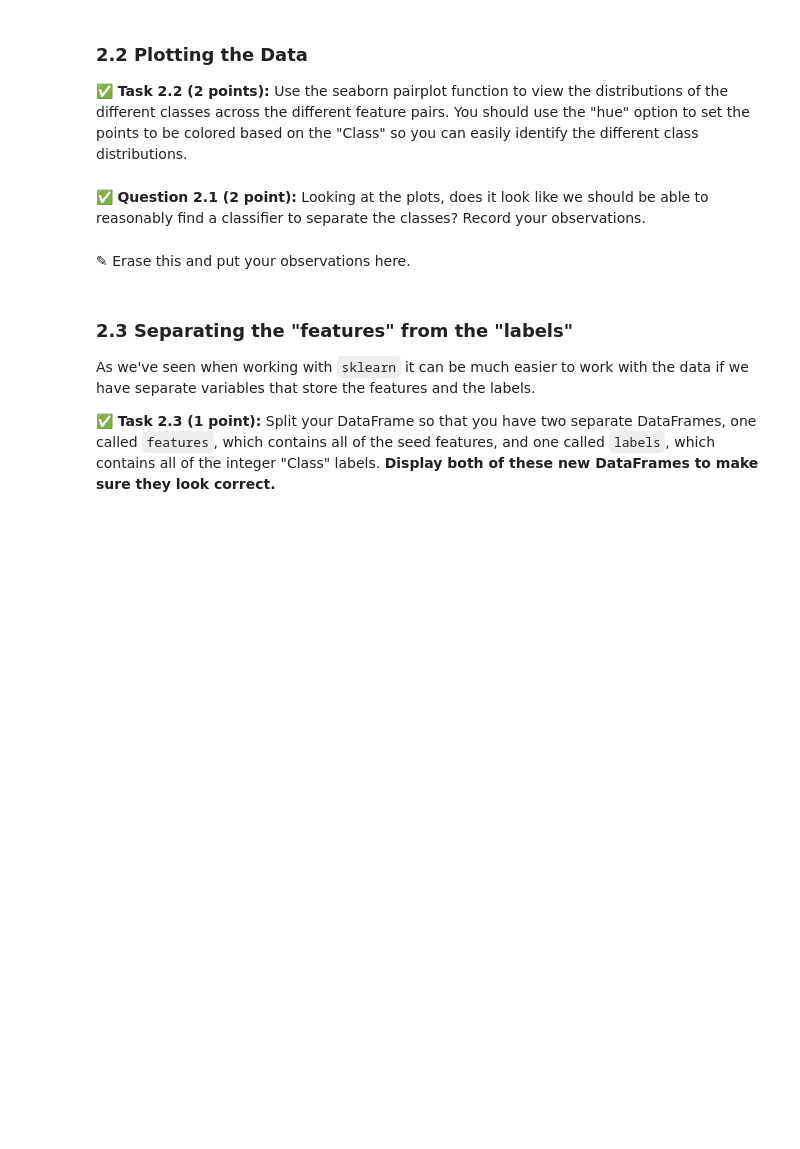
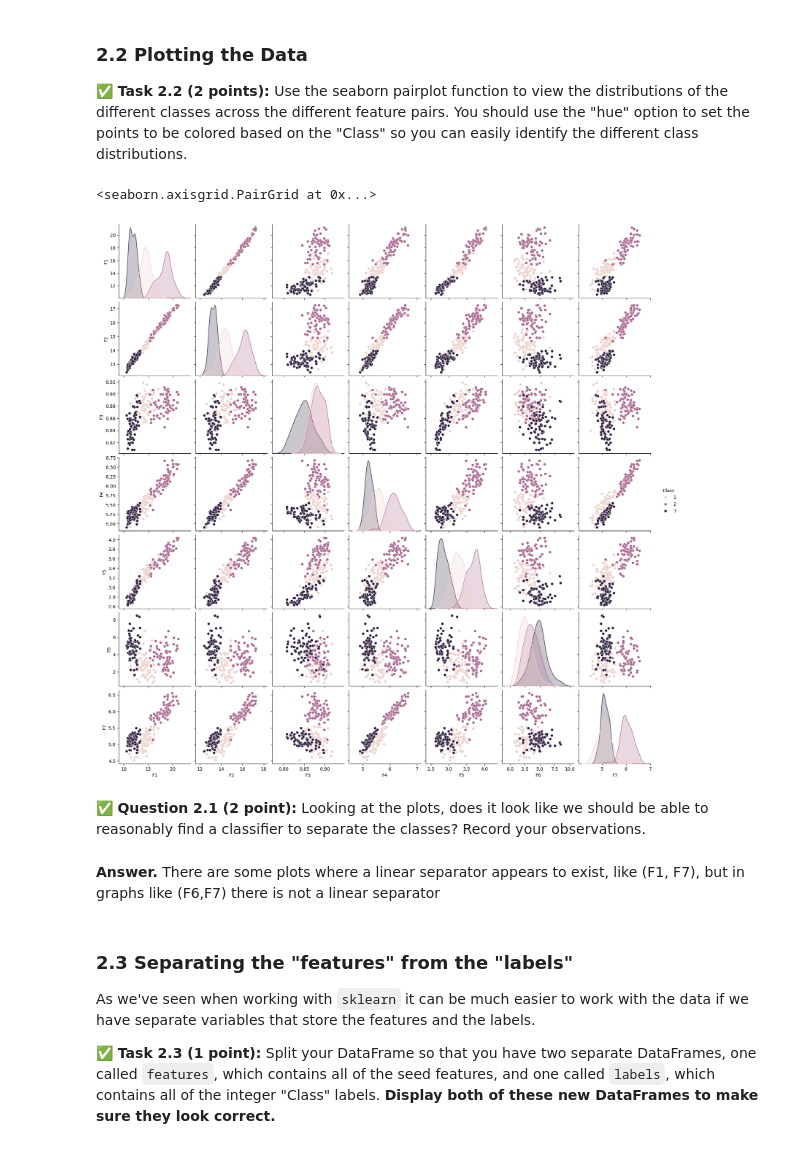
Before and after one commit to nathanjtaylor/CMSE202-f24-turnin, a Jupyter notebook: hw-04/hw-04.ipynb, the cells around one changed output. Drawn from its saved outputs; the diff is of its cells as text; code cells hidden in the pictures; blank space fills up the shorter version.

```diff
--- a/hw-04/hw-04.ipynb
+++ b/hw-04/hw-04.ipynb
@@ -93,10 +114,14 @@ Once you've loaded in the data, **display the DataFrame to make sure it looks re
 **&#9989; Task 2.2 (2 points):** Use the seaborn pairplot function to view the distributions of the different classes across the different feature pairs. You should use the "hue" option to set the points to be colored based on the "Class" so you can easily identify the different class distributions.
 # %%
 # Put your code here
+sns.pairplot(seeds, hue="Class")
+# %% [output]
+<seaborn.axisgrid.PairGrid at 0x...>
+[figure, added]
 # %% [markdown]
 &#9989; **Question 2.1 (2 point):** Looking at the plots, does it look like we should be able to reasonably find a classifier to separate the classes? Record your observations.
-# %% [markdown]
-<font size=+3>&#9998;</font> Erase this and put your observations here.
+# %% [markdown]
+**Answer.** There are some plots where a linear separator appears to exist, like (F1, F7), but in graphs like (F6,F7) there is not a linear separator
 # %% [markdown]
 ### 2.3 Separating the "features" from the "labels"
 
```
Also changed, not shown: parts of 13 cells of this notebook, 1 other file.
